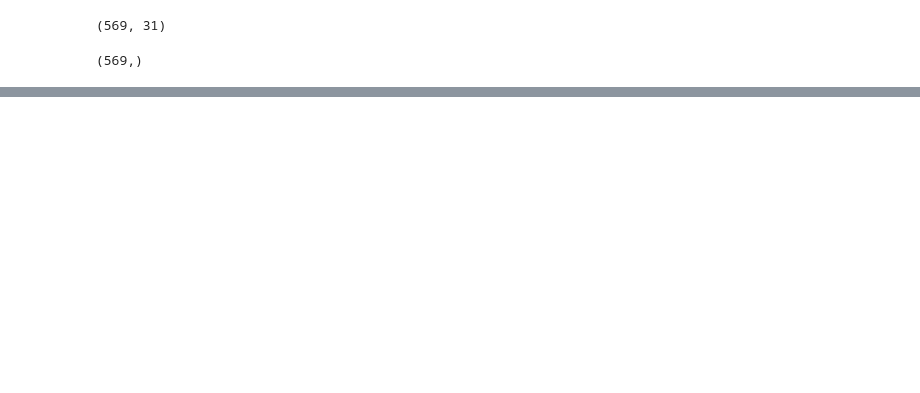
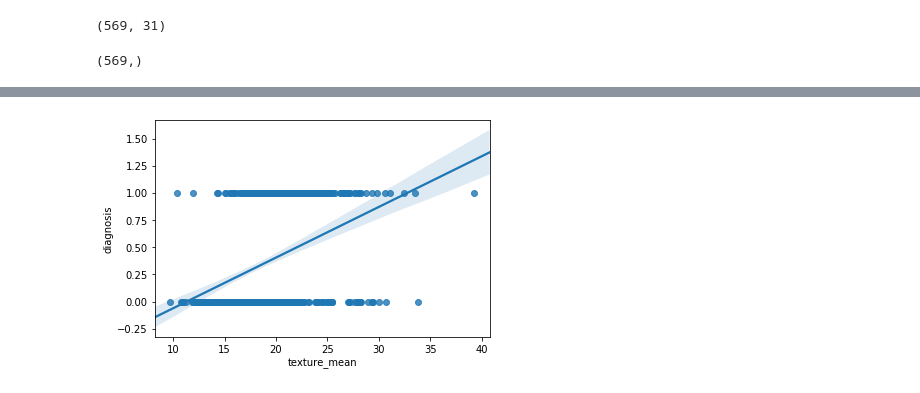
Before and after one commit to yoyongbo/ML_AS1, a Jupyter notebook: ML_assignment1/Assignment1.ipynb, the cells around one changed output, grey strips where cells are left out. Drawn from its saved outputs; the diff is of its cells as text; code cells hidden in the pictures; blank space fills up the shorter version.

```diff
--- a/ML_assignment1/Assignment1.ipynb
+++ b/ML_assignment1/Assignment1.ipynb
@@ -82,0 +69,4 @@ Name: diagnosis, Length: 455, dtype: int32
+# %%
+plot2= sns.regplot(x='texture_mean', y='diagnosis', data = df)
+# %% [output]
+[figure, added]
```
Also changed, not shown: parts of 12 cells of this notebook.
